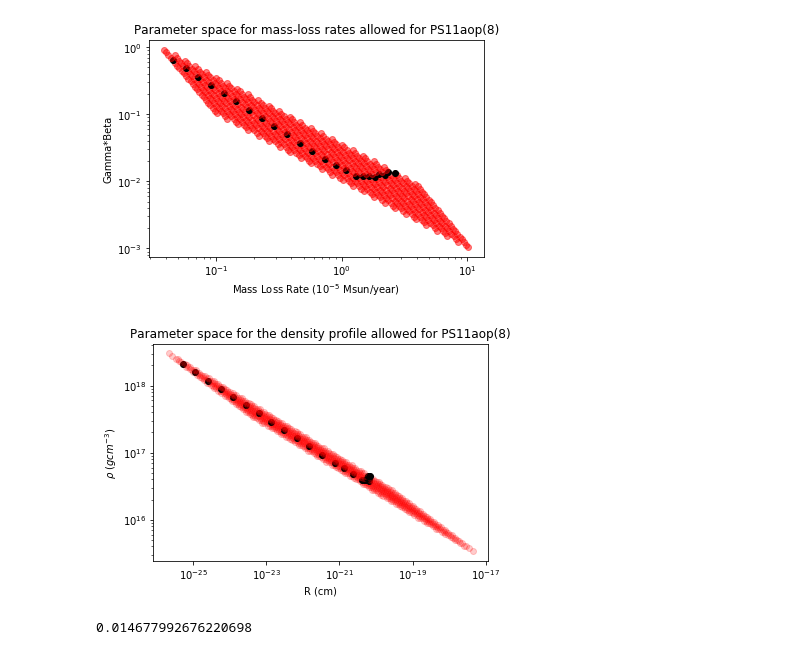
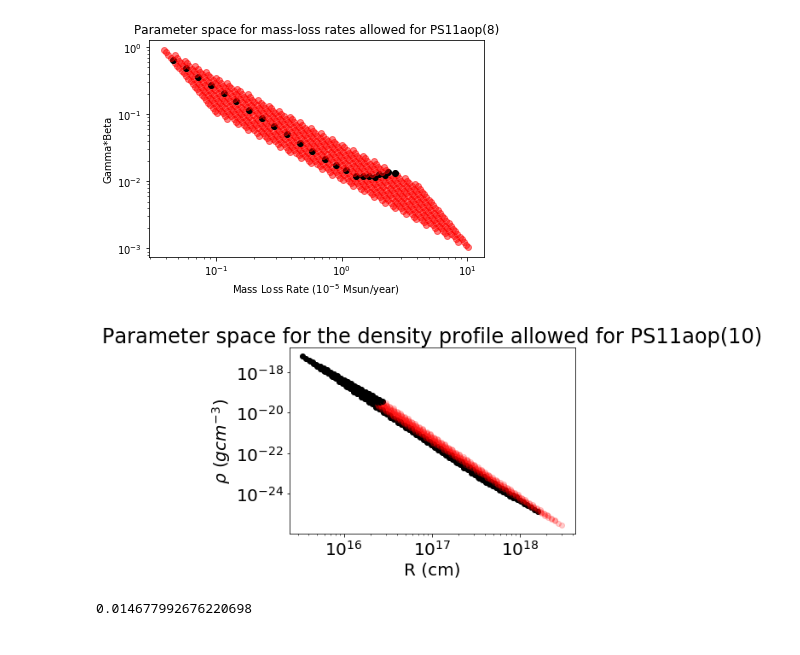
Before and after one commit to ibikadaeze/ast1501, a Jupyter notebook: freesync.ipynb, the cells around one changed output. Saved outputs shown, nothing was run; the diff lists cells and outputs as text; code cells hidden in the pictures.

```diff
--- a/freesync.ipynb
+++ b/freesync.ipynb
@@ -218,30 +218,30 @@ plt.savefig('mg8PS11aopx.pdf')
 # %% [output]
 [figure]
 # %%
-file_in = 'PS11aop8x_ParameterSpace.csv'
+file_in = 'PS11aopx_ParameterSpace.csv'
 data_plot = ascii.read(file_in)
 R = data_plot['Radius']
 #gammabeta = data_plot['v_shock']*(1/3e5)
 
 
 
 plt.figure()
 
 for i in range(len(data_plot)):
     if data_plot['RuledOut'][i] == 'True':
-        plt.plot(data_plot['den'][i],R[i],'ro',alpha=0.2)
+        plt.plot(R[i],data_plot['den'][i],'ro',alpha=0.2)
     else:
-        plt.plot(data_plot['den'][i],R[i],'ko')# label ='PS11aop8')#,alpha=0.2)
+        plt.plot(R[i],data_plot['den'][i],'ko')# label ='PS11aop8')#,alpha=0.2)
 
 plt.yscale('log')
 plt.xscale('log')
 plt.xlabel(r'R (cm)')
 plt.ylabel(r'$\rho$ ($gcm^{-3}$)')
-plt.title('Parameter space for the density profile allowed for PS11aop(8)')
+plt.title('Parameter space for the density profile allowed for PS11aop(10)')
 #plt.show()
-plt.savefig('PS11aopdr8.pdf')
+plt.savefig('PS11aopdr10.pdf')
 # %% [output]
-[figure, old version]
+[figure, new version]
 # %%
 
 file_in = 'PS11aopx_ParameterSpace.csv'
```
